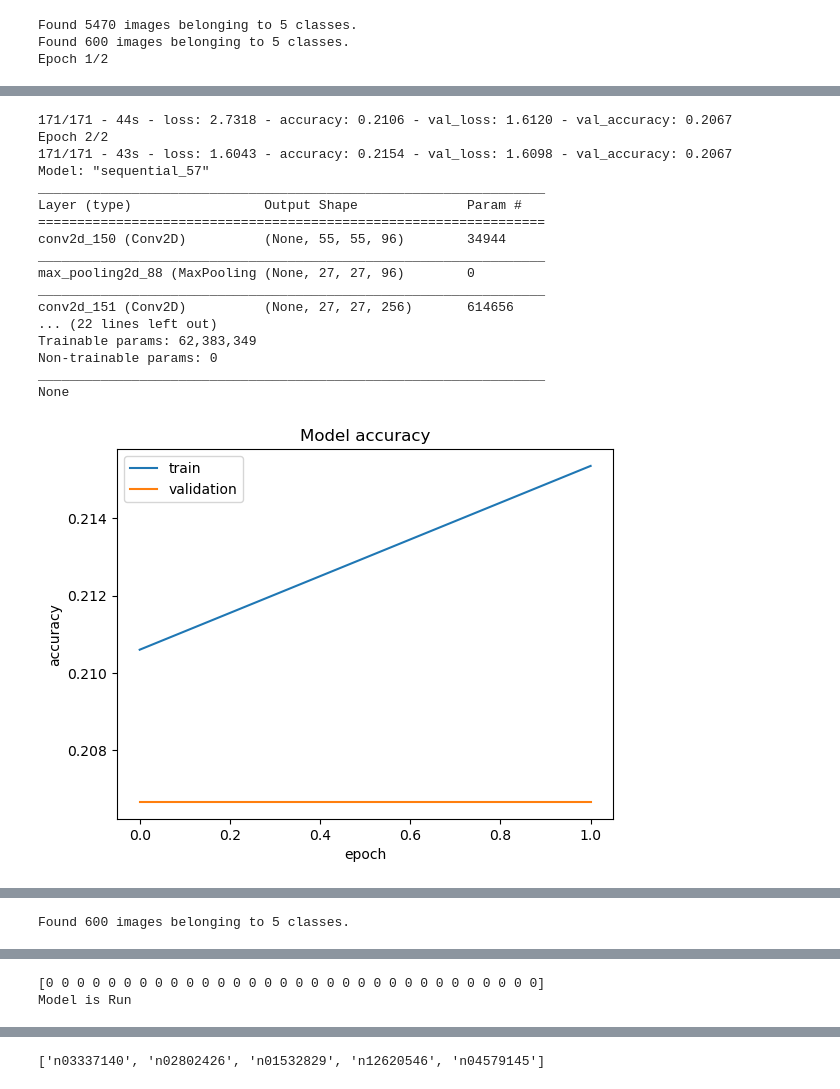
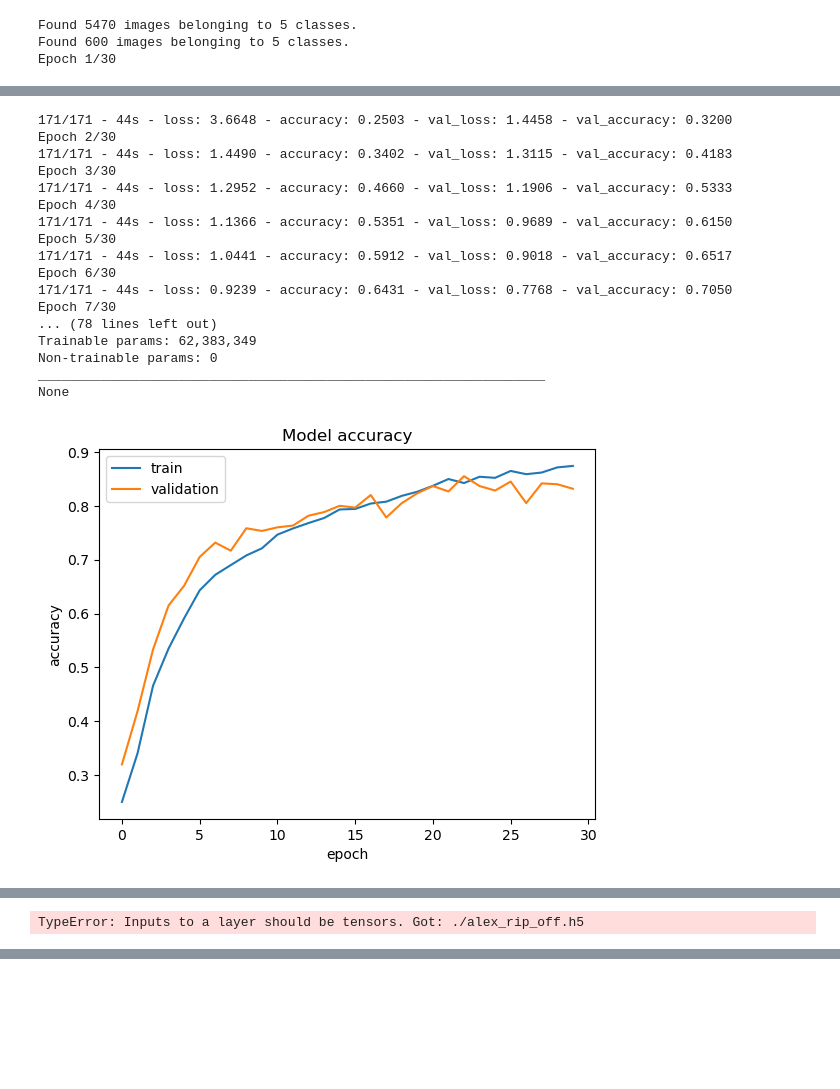
Before and after one commit to m0n1sh/dsci_project_team_2, a Jupyter notebook: final_submission_base_model.ipynb, the cells around one changed output, grey strips where cells are left out. Drawn from its saved outputs; the diff is of its cells as text; code cells hidden in the pictures; blank space fills up the shorter version.

```diff
--- a/final_submission_base_model.ipynb
+++ b/final_submission_base_model.ipynb
@@ -150,6 +150,8 @@ class AlexRipOff:
         self.plot_accuracy(model_report)
         self.plot_loss(model_report)
 
+        self.model.save(model_path)
+
 
     def plot_accuracy(self,hist):
 
@@ -209,7 +211,7 @@ if __name__ == "__main__":
     from tensorflow.keras.utils import to_categorical
 
 
-    epochs                 = 20
+    epochs                 = 30
     data_loader_batch_size = 32
     image_height           = 227
     image_width            = 227
@@ -227,8 +229,9 @@ if __name__ == "__main__":
 
     alex_rip_off_model.random_image_check()
 
+
     print("Model is Run")
 # %% [output]
 Found 5470 images belonging to 5 classes.
 Found 600 images belonging to 5 classes.
-Epoch 1/2
+Epoch 1/30
@@ -237,18 +240,18 @@ Epoch 1/2
-171/171 - 44s - loss: 2.7318 - accuracy: 0.2106 - val_loss: 1.6120 - val_accuracy: 0.2067
-Epoch 2/2
-171/171 - 43s - loss: 1.6043 - accuracy: 0.2154 - val_loss: 1.6098 - val_accuracy: 0.2067
-Model: "sequential_57"
-_________________________________________________________________
-Layer (type)                 Output Shape              Param #
-=================================================================
-conv2d_150 (Conv2D)          (None, 55, 55, 96)        34944
-_________________________________________________________________
-max_pooling2d_88 (MaxPooling (None, 27, 27, 96)        0
-_________________________________________________________________
-conv2d_151 (Conv2D)          (None, 27, 27, 256)       614656
-... (22 lines left out)
+171/171 - 44s - loss: 3.6648 - accuracy: 0.2503 - val_loss: 1.4458 - val_accuracy: 0.3200
+Epoch 2/30
+171/171 - 44s - loss: 1.4490 - accuracy: 0.3402 - val_loss: 1.3115 - val_accuracy: 0.4183
+Epoch 3/30
+171/171 - 44s - loss: 1.2952 - accuracy: 0.4660 - val_loss: 1.1906 - val_accuracy: 0.5333
+Epoch 4/30
+171/171 - 44s - loss: 1.1366 - accuracy: 0.5351 - val_loss: 0.9689 - val_accuracy: 0.6150
+Epoch 5/30
+171/171 - 44s - loss: 1.0441 - accuracy: 0.5912 - val_loss: 0.9018 - val_accuracy: 0.6517
+Epoch 6/30
+171/171 - 44s - loss: 0.9239 - accuracy: 0.6431 - val_loss: 0.7768 - val_accuracy: 0.7050
+Epoch 7/30
+... (78 lines left out)
 Trainable params: 62,383,349
 Non-trainable params: 0
 _________________________________________________________________
 None
-[figure, old version]
+[figure, new version]
@@ -256 +259 @@ None
-Found 600 images belonging to 5 classes.
+TypeError: Inputs to a layer should be tensors. Got: ./alex_rip_off.h5
@@ -258,2 +259,0 @@ Found 600 images belonging to 5 classes.
-[0 0 0 0 0 0 0 0 0 0 0 0 0 0 0 0 0 0 0 0 0 0 0 0 0 0 0 0 0 0 0 0]
-Model is Run
@@ -261,10 +259,0 @@ Model is Run
-# %%
-import os
-
-
-
-dir_list = os.listdir('small_folder')
-
-print(dir_list)
-# %% [output]
-['n03337140', 'n02802426', 'n01532829', 'n12620546', 'n04579145']
```
Also changed, not shown: parts of 1 cell of this notebook.
